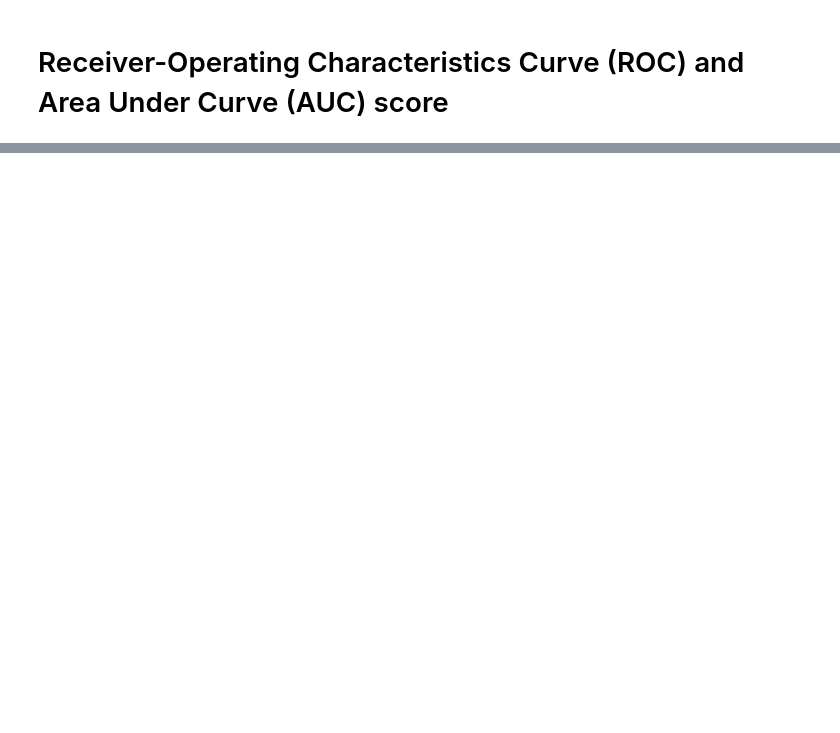
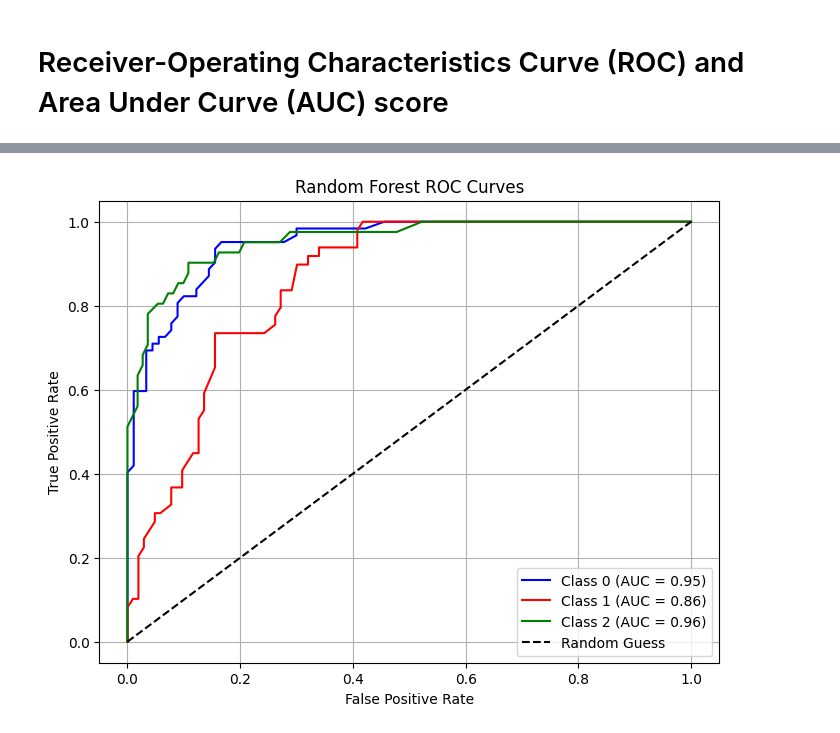
Before and after one commit to Wrudra/CSE-445-Machine-Learning-Assignment-1-Spring-2025, a Jupyter notebook: boston-housing-cse445-assignment.ipynb, the cells around one changed output, grey strips where cells are left out. Cells and saved outputs as stored; diff of their text form; code cells hidden in the pictures; blank space fills up the shorter version.

```diff
--- a/boston-housing-cse445-assignment.ipynb
+++ b/boston-housing-cse445-assignment.ipynb
@@ -787,0 +800,26 @@ F1-Score: 0.736
+# %%
+# Random Forest
+# Get probability predictions from the model
+rf_probs = rf_model.predict_proba(X_test)
+
+# Make a new plot
+plt.figure(figsize=(8, 6))
+
+# Calculate and plot ROC for each class
+for i in range(3):  # 3 classes
+    fpr, tpr, _ = roc_curve(y_test_binary[:, i], rf_probs[:, i])
+    auc_score = auc(fpr, tpr)
+    plt.plot(fpr, tpr, color=colors[i], label=f'Class {i} (AUC = {auc_score:.2f})')
+
+# Add random guessing line
+plt.plot([0, 1], [0, 1], 'k--', label='Random Guess')
+
+# Make the plot look nice
+plt.xlabel('False Positive Rate')
+plt.ylabel('True Positive Rate')
+plt.title('Random Forest ROC Curves')
+plt.legend(loc='lower right')
+plt.grid(True)
+plt.show()
+# %% [output]
+[figure, added]
```
Also changed, not shown: parts of 39 cells of this notebook.
